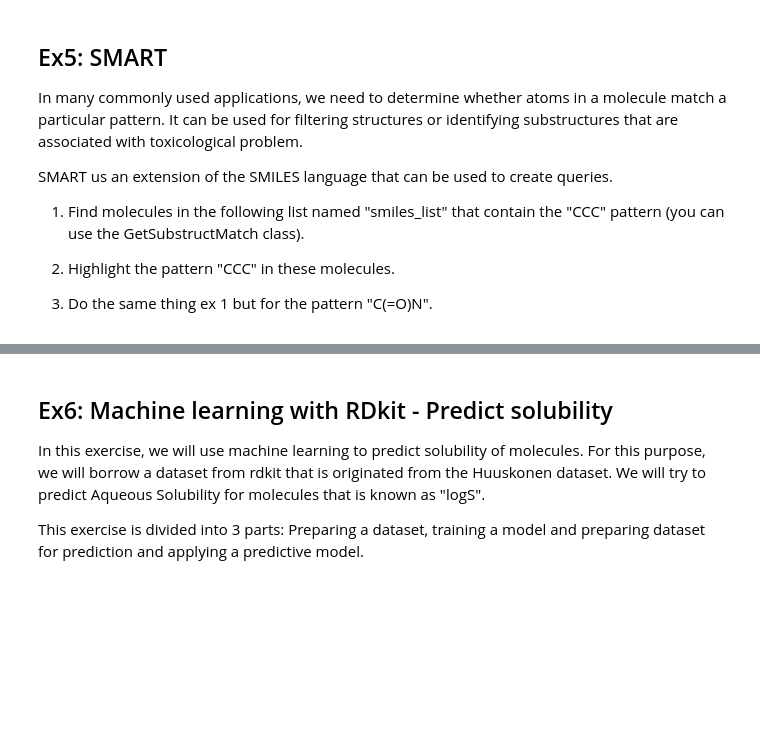
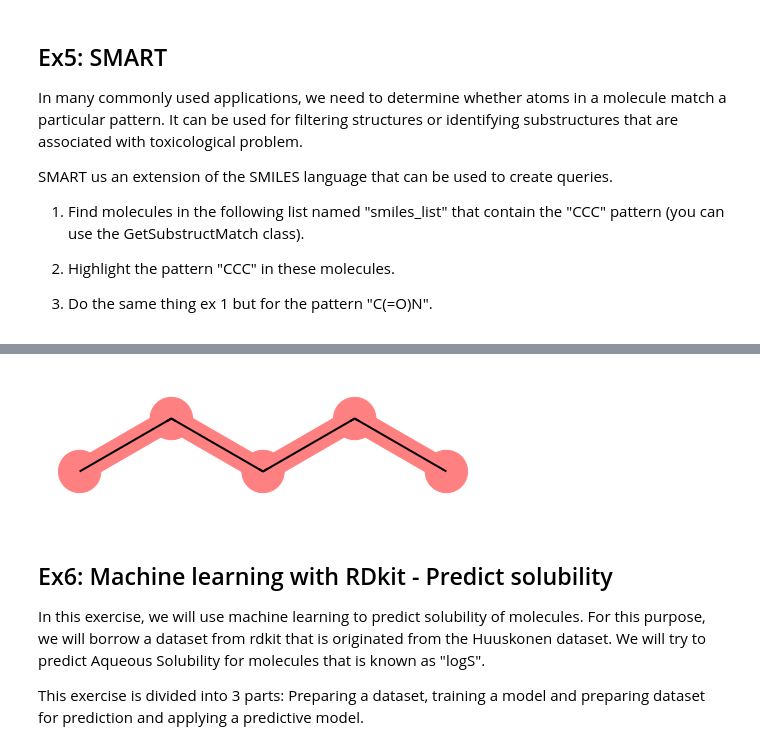
Before and after one commit to Bast-94/ML-BIO, a Jupyter notebook: 1_molecules_representations_etudiants.ipynb, the cells around one changed output, grey strips where cells are left out. Saved outputs shown, nothing was run; the diff lists cells and outputs as text; code cells hidden in the pictures; blank space fills up the shorter version.

```diff
--- a/1_molecules_representations_etudiants.ipynb
+++ b/1_molecules_representations_etudiants.ipynb
@@ -230,3 +253,9 @@ No match for CN(C(=O)C(Cl)Cl)c1ccc(O)cc1
+# %%
+matching_mol = mol_list[0]
+matching_mol.GetSubstructMatches(pattern)
+matching_mol
+# %% [output]
+[figure, added]
 # %% [markdown]
 ## Ex6: Machine learning with RDkit - Predict solubility
 
```
Also changed, not shown: parts of 2 cells of this notebook.
